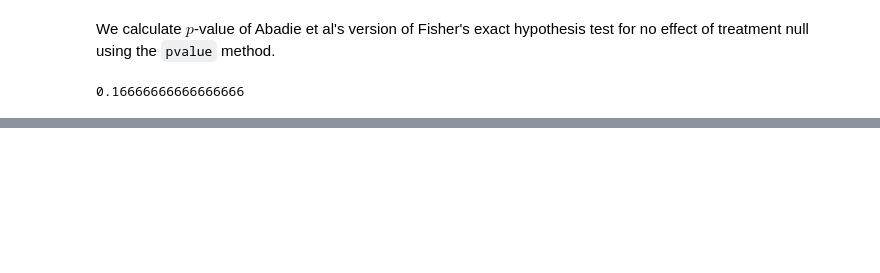
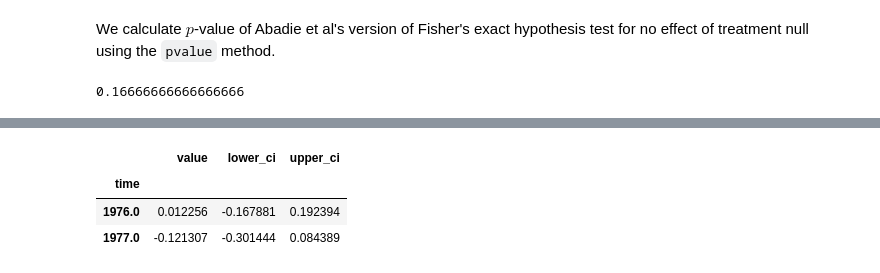
Before and after one commit to sdfordham/pysyncon, a Jupyter notebook: examples/basque.ipynb, the cells around one changed output, grey strips where cells are left out. Cells and saved outputs as stored; diff of their text form; code cells hidden in the pictures; blank space fills up the shorter version.

```diff
--- a/examples/basque.ipynb
+++ b/examples/basque.ipynb
@@ -205,0 +210,13 @@ placebo_test.pvalue(treatment_time=1975)
+# %%
+synth.confidence_interval(
+    alpha=0.05,
+    time_periods=[1976, 1977],
+    pre_periods=list(range(1955, 1975)),
+    tol=0.01,
+    verbose=False
+)
+# %% [output]
+|  | value | lower_ci | upper_ci |
+| time |  |  |  |
+| 1976.0 | 0.012256 | -0.167881 | 0.192394 |
+| 1977.0 | -0.121307 | -0.301444 | 0.084389 |
```
Also changed, not shown: parts of 5 cells of this notebook, 4 other files.
